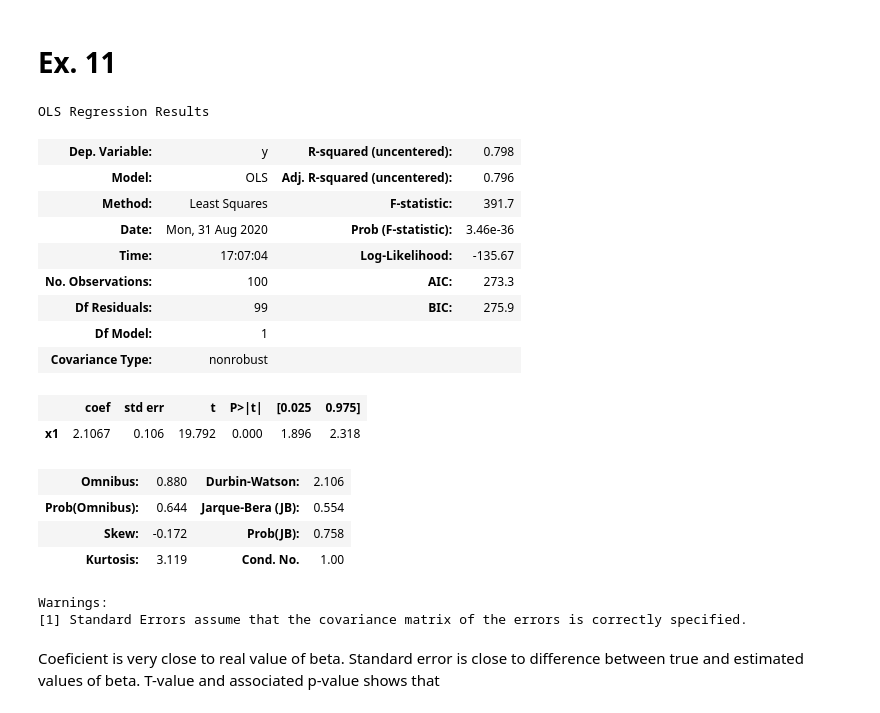
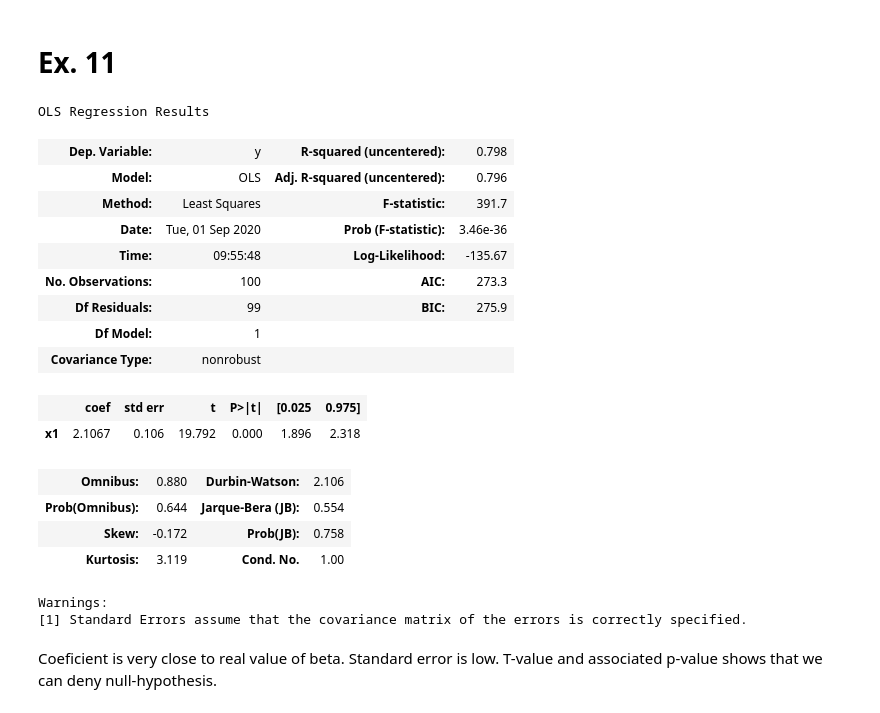
Before and after one commit to vivialprt/ISLR, a Jupyter notebook: Chapter3/Solution.ipynb, the cells around one changed output. Drawn from its saved outputs; the diff is of its cells as text; code cells hidden in the pictures.

```diff
--- a/Chapter3/Solution.ipynb
+++ b/Chapter3/Solution.ipynb
@@ -347,7 +347,7 @@ interterm_data_with_free_terms['accelerationxorigin'].head()
 | ford torino | 10.5 | 0 | 1 | 10.5 | 0.0 |
 # %%
 for key in interterm_data_with_free_terms.keys():
-    model = sm.OLS(data.mpg, sm.add_constant(interterm_data_without_free_terms[key])).fit()
+    model = sm.OLS(data.mpg, sm.add_constant(interterm_data_with_free_terms[key])).fit()
     print(key)
     print(model.rsquared)
     print(model.fvalue)
@@ -681,15 +681,15 @@ np.random.seed(1)
 X = np.random.normal(size=100)
 y = 2 * X + np.random.normal(size=100)
 # %%
-simple_model = sm.OLS(y, X).fit()
-simple_model.summary()
+simple_model_yonx = sm.OLS(y, X).fit()
+simple_model_yonx.summary()
 # %% [output]
 OLS Regression Results
 | Dep. Variable: | y | R-squared (uncentered): | 0.798 |
 | Model: | OLS | Adj. R-squared (uncentered): | 0.796 |
 | Method: | Least Squares | F-statistic: | 391.7 |
-| Date: | Mon, 31 Aug 2020 | Prob (F-statistic): | 3.46e-36 |
-| Time: | 17:07:04 | Log-Likelihood: | -135.67 |
+| Date: | Tue, 01 Sep 2020 | Prob (F-statistic): | 3.46e-36 |
+| Time: | 09:55:48 | Log-Likelihood: | -135.67 |
 | No. Observations: | 100 | AIC: | 273.3 |
 | Df Residuals: | 99 | BIC: | 275.9 |
 | Df Model: | 1 |  |  |
@@ -703,4 +703,4 @@ OLS Regression Results
 Warnings:
 [1] Standard Errors assume that the covariance matrix of the errors is correctly specified.
 # %% [markdown]
-Coeficient is very close to real value of beta. Standard error is close to difference between true and estimated values of beta. T-value and associated p-value shows that
+Coeficient is very close to real value of beta. Standard error is low. T-value and associated p-value shows that we can deny null-hypothesis.
```
Also changed, not shown: parts of 73 cells of this notebook.
